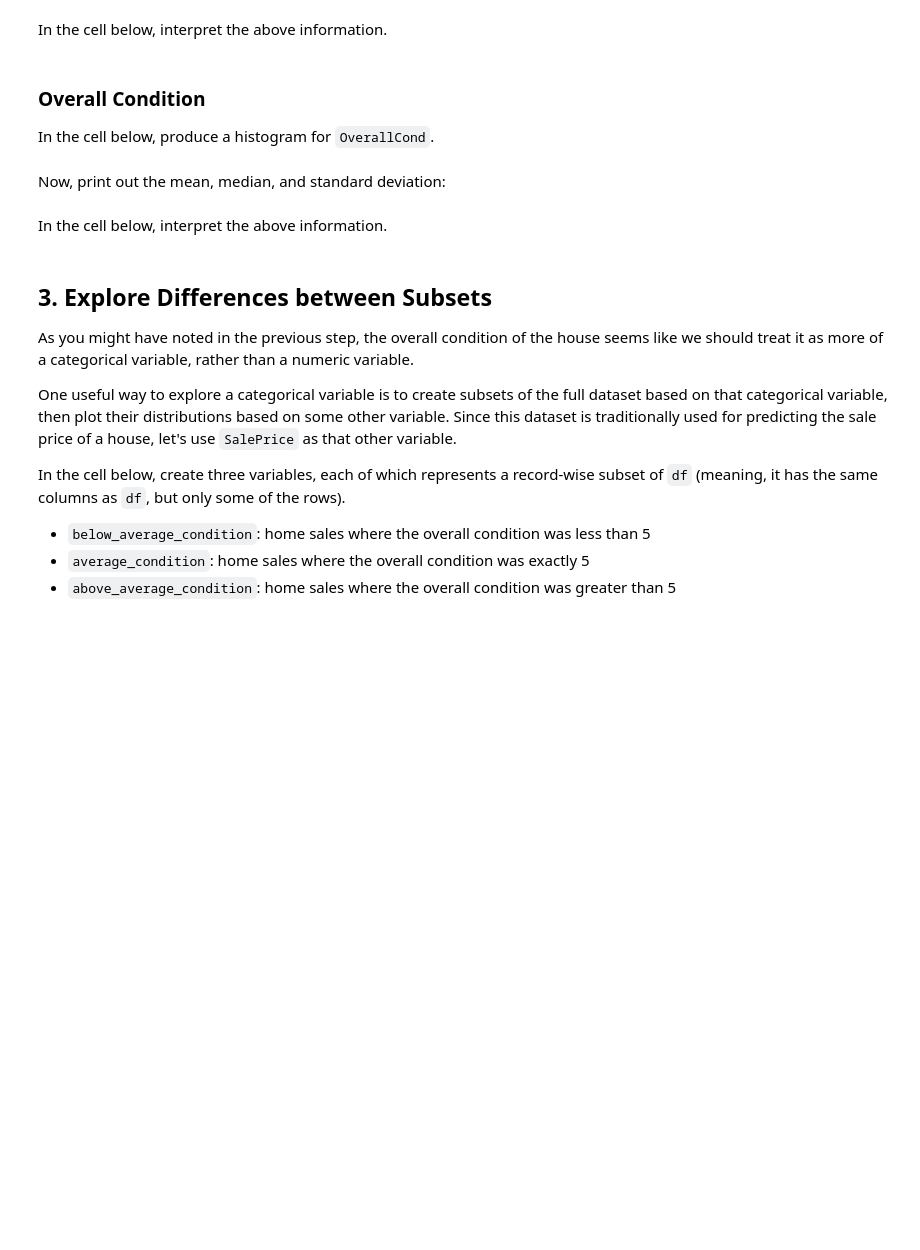
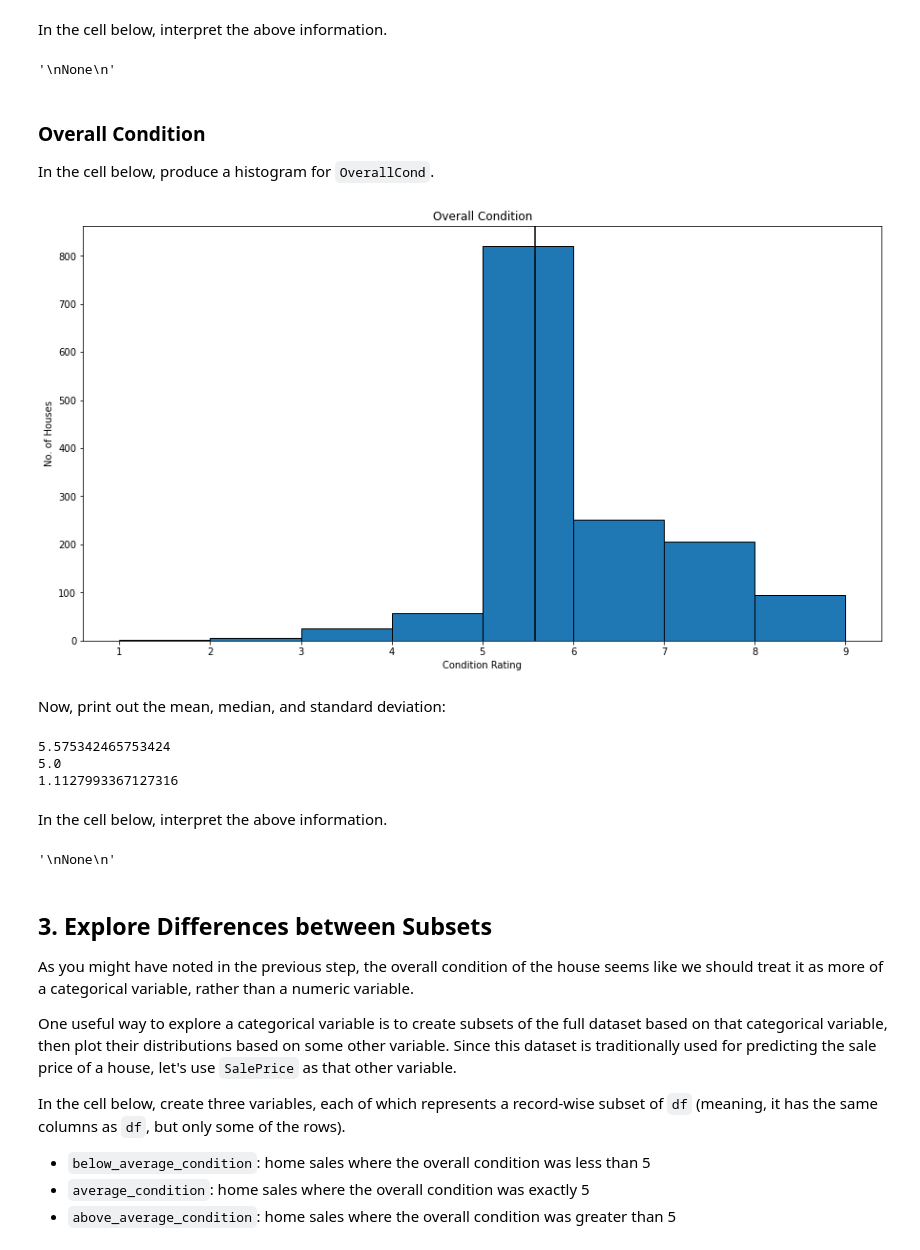
Before and after one commit to moseskuriia/dsc-pandas-eda-lab, a Jupyter notebook: index.ipynb, the cells around one changed output. Saved outputs shown, nothing was run; the diff lists cells and outputs as text; code cells hidden in the pictures; blank space fills up the shorter version.

```diff
--- a/index.ipynb
+++ b/index.ipynb
@@ -207,3 +249,13 @@ None
+# %%
+# Replace None with appropriate text
+"""
+The number of rooms in the houses appears normally distributed,
+with a mean of 6.5 rooms and median around 6 rooms. There are some
+houses with almost twice as many rooms as the average, but overall
+the distribution is less skewed than the sale price distribution.
+"""
+# %% [output]
+'\nNone\n'
 # %% [markdown]
 ### Overall Condition
 
@@ -213,6 +263,28 @@ In the cell below, produce a histogram for `OverallCond`.
+# %%
+# Your code here
+Overallcond = df['OverallCond']
+fig, ax = plt.subplots(figsize = (15,8))
+
+# Plot the histogram with hist() function
+ax.hist(Overallcond, edgecolor = "black", bins = 8)
+
+# Label axes and set title
+plt.axvline(x = Overallcond.mean(), color = 'black', label = 'axvline - full height')
+ax.set_title("Overall Condition")
+ax.set_xlabel('Condition Rating')
+ax.set_ylabel('No. of Houses');
+# %% [output]
+[figure, added]
 # %% [markdown]
 Now, print out the mean, median, and standard deviation:
 # %%
 # Your code here
+print(Overallcond.mean())
+print(Overallcond.median())
+print(Overallcond.std())
+# %% [output]
+5.575342465753424
+5.0
+1.1127993367127316
 # %% [markdown]
 In the cell below, interpret the above information.
@@ -224,3 +291,13 @@ None
+# %%
+# Replace None with appropriate text
+"""
+The distribution of the Overall condition data
+seems to be skewed towards the right. The data
+seems like it should be treated as a categorical
+and not a numerical.
+"""
+# %% [output]
+'\nNone\n'
 # %% [markdown]
 ## 3. Explore Differences between Subsets
 
```
Also changed, not shown: parts of 26 cells of this notebook.
